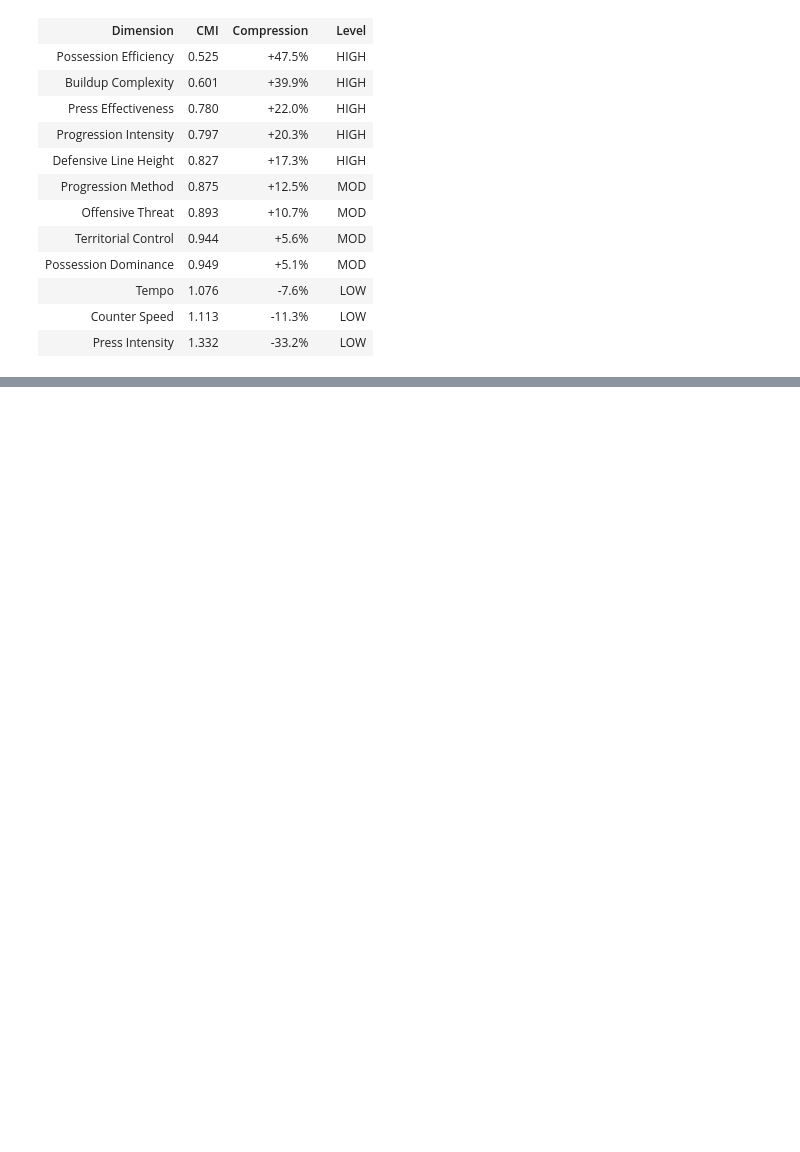
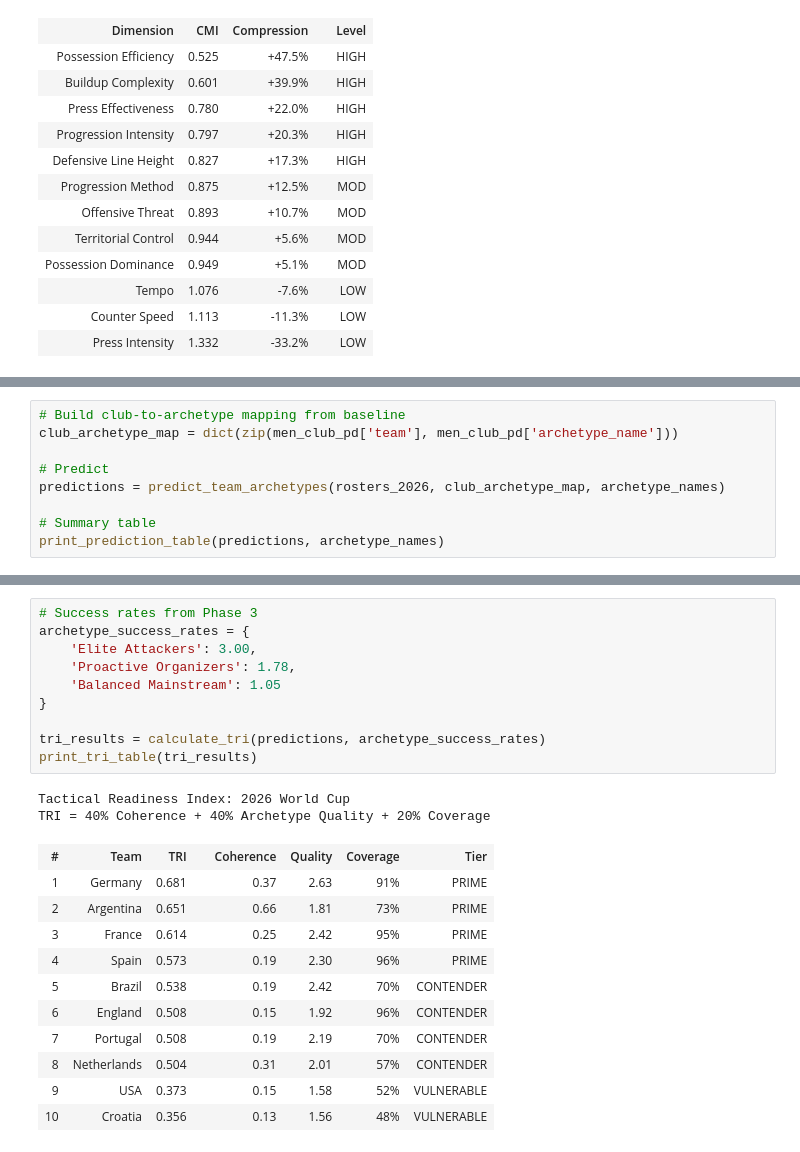
Before and after one commit to soh364/soccer-analytics-capstone-XOh, a Jupyter notebook: eda/EDA_Soomi.ipynb, the cells around one changed output, grey strips where cells are left out. Drawn from its saved outputs; the diff is of its cells as text; blank space fills up the shorter version.

```diff
--- a/eda/EDA_Soomi.ipynb
+++ b/eda/EDA_Soomi.ipynb
@@ -1063,0 +697,9 @@ PREDICTED RANKINGS:
+# %%
+# Build club-to-archetype mapping from baseline
+club_archetype_map = dict(zip(men_club_pd['team'], men_club_pd['archetype_name']))
+
+# Predict
+predictions = predict_team_archetypes(rosters_2026, club_archetype_map, archetype_names)
+
+# Summary table
+print_prediction_table(predictions, archetype_names)
@@ -1063,0 +798,24 @@ PREDICTED RANKINGS:
+# %%
+# Success rates from Phase 3
+archetype_success_rates = {
+    'Elite Attackers': 3.00,
+    'Proactive Organizers': 1.78,
+    'Balanced Mainstream': 1.05
+}
+
+tri_results = calculate_tri(predictions, archetype_success_rates)
+print_tri_table(tri_results)
+# %% [output]
+Tactical Readiness Index: 2026 World Cup
+TRI = 40% Coherence + 40% Archetype Quality + 20% Coverage
+| # | Team | TRI |  | Coherence | Quality | Coverage | Tier |
+| 1 | Germany | 0.681 |  | 0.37 | 2.63 | 91% | PRIME |
+| 2 | Argentina | 0.651 |  | 0.66 | 1.81 | 73% | PRIME |
+| 3 | France | 0.614 |  | 0.25 | 2.42 | 95% | PRIME |
+| 4 | Spain | 0.573 |  | 0.19 | 2.30 | 96% | PRIME |
+| 5 | Brazil | 0.538 |  | 0.19 | 2.42 | 70% | CONTENDER |
+| 6 | England | 0.508 |  | 0.15 | 1.92 | 96% | CONTENDER |
+| 7 | Portugal | 0.508 |  | 0.19 | 2.19 | 70% | CONTENDER |
+| 8 | Netherlands | 0.504 |  | 0.31 | 2.01 | 57% | CONTENDER |
+| 9 | USA | 0.373 |  | 0.15 | 1.58 | 52% | VULNERABLE |
+| 10 | Croatia | 0.356 |  | 0.13 | 1.56 | 48% | VULNERABLE |
```
Also changed, not shown: parts of 21 cells of this notebook, 4 other files.
